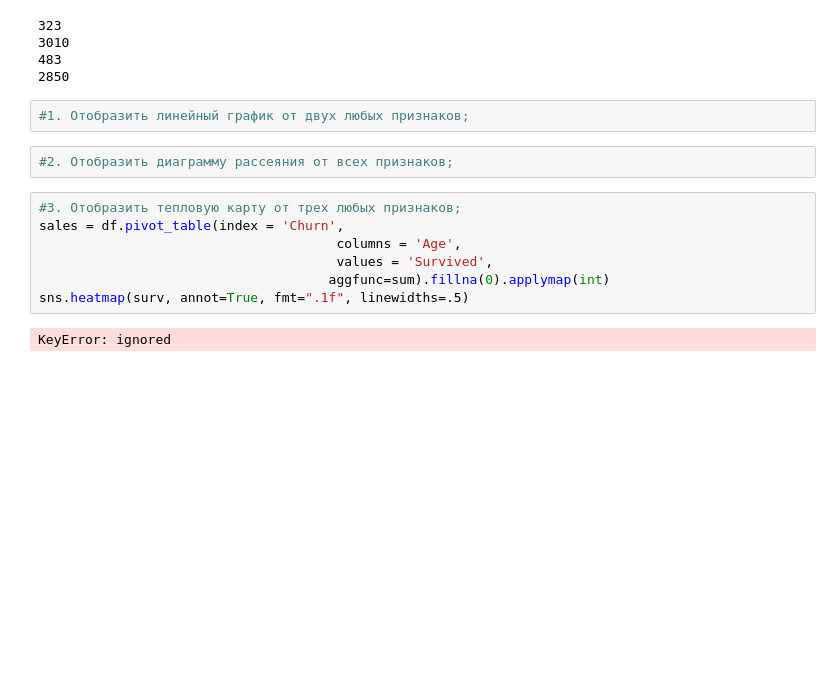
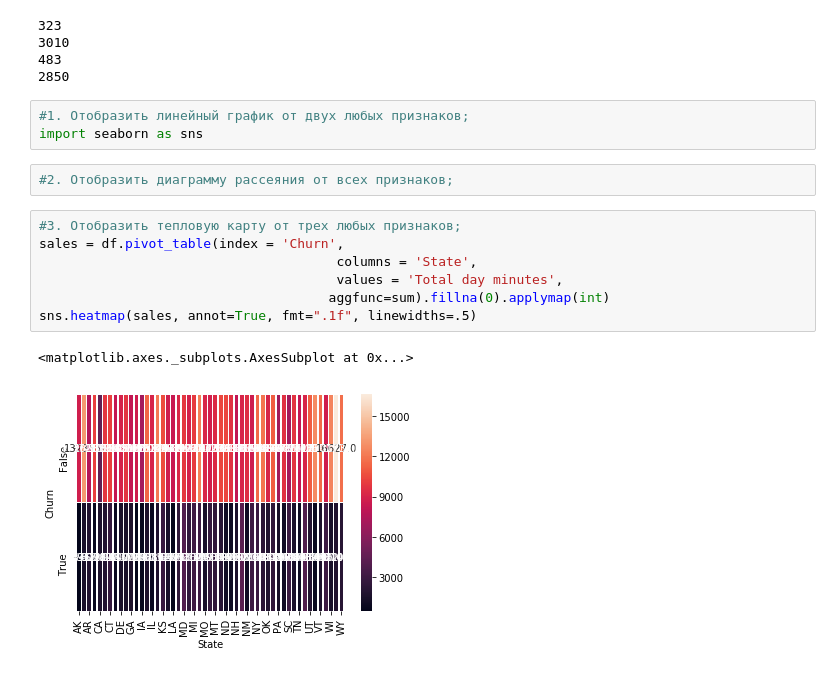
Before and after one commit to DmitryVS/trash, a Jupyter notebook: test.ipynb, the cells around one changed output. Cells and saved outputs as stored; diff of their text form; blank space fills up the shorter version.

```diff
--- a/test.ipynb
+++ b/test.ipynb
@@ -142,14 +142,16 @@ print(df.loc[df['Churn']==0].count()[0])
 2850
 # %%
 #1. Отобразить линейный график от двух любых признаков;
+import seaborn as sns
 # %%
 #2. Отобразить диаграмму рассеяния от всех признаков;
 # %%
 #3. Отобразить тепловую карту от трех любых признаков;
 sales = df.pivot_table(index = 'Churn',
-                                      columns = 'Age',
-                                      values = 'Survived',
+                                      columns = 'State',
+                                      values = 'Total day minutes',
                                      aggfunc=sum).fillna(0).applymap(int)
-sns.heatmap(surv, annot=True, fmt=".1f", linewidths=.5)
+sns.heatmap(sales, annot=True, fmt=".1f", linewidths=.5)
 # %% [output]
-KeyError: ignored
+<matplotlib.axes._subplots.AxesSubplot at 0x...>
+[figure, added]
```
